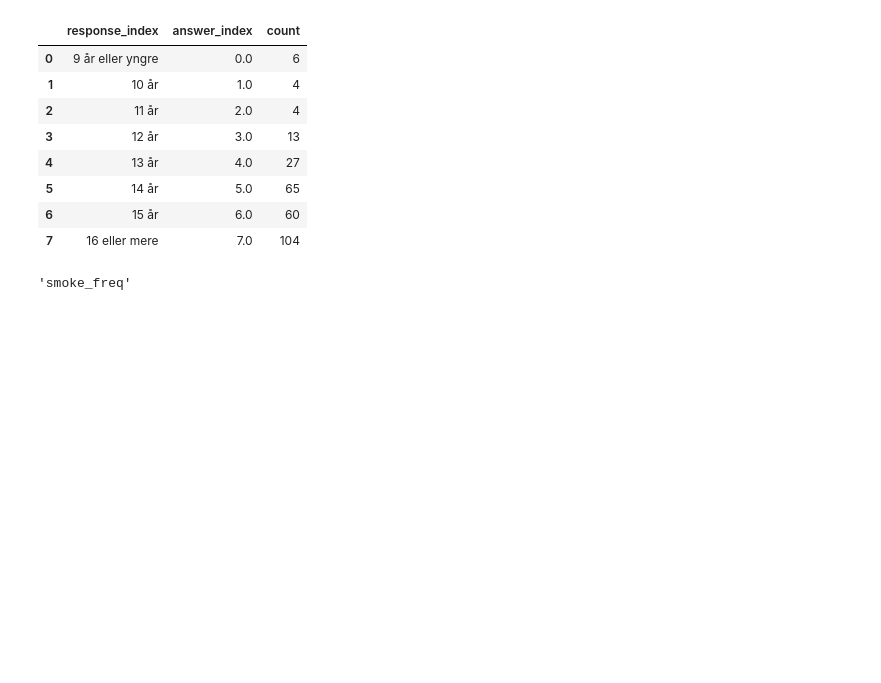
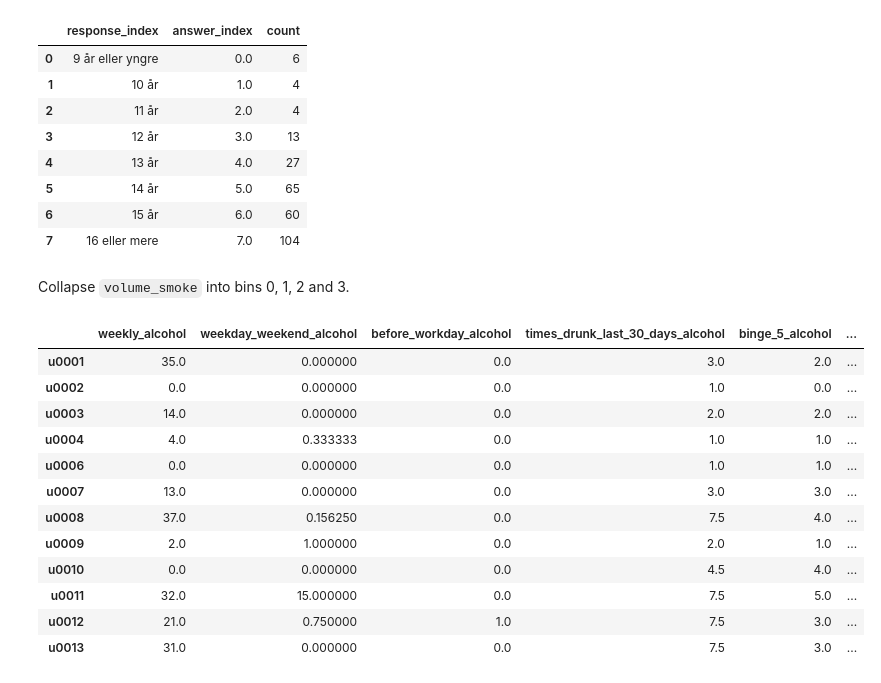
Before and after one commit to AllanLRH/master_thesis, a Jupyter notebook: morequestions/build_ml_dataset.ipynb, the cells around one changed output. Cells and saved outputs as stored; diff of their text form; code cells hidden in the pictures; blank space fills up the shorter version.

```diff
--- a/morequestions/build_ml_dataset.ipynb
+++ b/morequestions/build_ml_dataset.ipynb
@@ -230,7 +203,36 @@ Answer type: radio
 | 5 | 14 år | 5.0 | 65 |
 | 6 | 15 år | 6.0 | 60 |
 | 7 | 16 eller mere | 7.0 | 104 |
-# %%
-q.smoke_freq
-# %% [output]
-'smoke_freq'
+# %%
+fs['frequent_smoke'] = qdf.smoke_freq__answer.replace({0:3, 1:2, 2:1, 3:0})
+# %% [markdown]
+Collapse `volume_smoke` into bins 0, 1, 2 and 3.
+# %%
+volume_smoke = qdf.filter(regex=r'smoke_volume_\w+__answer$').fillna(0).sum(axis=1)
+
+msk0 = volume_smoke <= 5
+msk1 = (5 < volume_smoke) & (volume_smoke <= 10)
+msk2 = (11 < volume_smoke) & (volume_smoke <=15)
+msk3 = 16 < volume_smoke
+volume_smoke[msk0] = 0
+volume_smoke[msk1] = 1
+volume_smoke[msk2] = 2
+volume_smoke[msk3] = 3
+
+fs['volume_smoke'] = volume_smoke
+# %%
+fs.head(12)
+# %% [output]
+|  | weekly_alcohol | weekday_weekend_alcohol | before_workday_alcohol | times_drunk_last_30_days_alcohol | binge_5_alcohol | ... |
+| u0001 | 35.0 | 0.000000 | 0.0 | 3.0 | 2.0 | ... |
+| u0002 | 0.0 | 0.000000 | 0.0 | 1.0 | 0.0 | ... |
+| u0003 | 14.0 | 0.000000 | 0.0 | 2.0 | 2.0 | ... |
+| u0004 | 4.0 | 0.333333 | 0.0 | 1.0 | 1.0 | ... |
+| u0006 | 0.0 | 0.000000 | 0.0 | 1.0 | 1.0 | ... |
+| u0007 | 13.0 | 0.000000 | 0.0 | 3.0 | 3.0 | ... |
+| u0008 | 37.0 | 0.156250 | 0.0 | 7.5 | 4.0 | ... |
+| u0009 | 2.0 | 1.000000 | 0.0 | 2.0 | 1.0 | ... |
+| u0010 | 0.0 | 0.000000 | 0.0 | 4.5 | 4.0 | ... |
+| u0011 | 32.0 | 15.000000 | 0.0 | 7.5 | 5.0 | ... |
+| u0012 | 21.0 | 0.750000 | 1.0 | 7.5 | 3.0 | ... |
+| u0013 | 31.0 | 0.000000 | 0.0 | 7.5 | 3.0 | ... |
```
Also changed, not shown: parts of 12 cells of this notebook.
